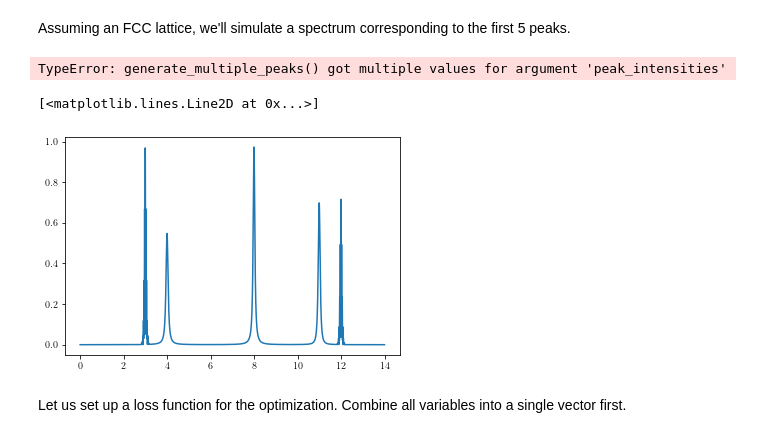
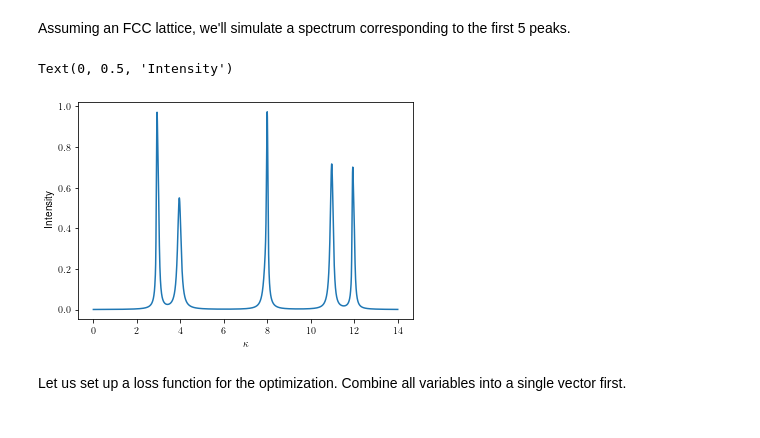
Before and after one commit to balintkaszas/DifFault, a Jupyter notebook: examples/basic_regression.ipynb, the cells around one changed output. Cells and saved outputs as stored; diff of their text form; code cells hidden in the pictures.

```diff
--- a/examples/basic_regression.ipynb
+++ b/examples/basic_regression.ipynb
@@ -101,18 +101,18 @@ true_spectrum = generate_multiple_peaks(single_peak,
                                         m_true,
                                         sigma_true,
                                         rho_true,
-                                        B_true,
                                         Rstar_true,
                                         q_true,
                                         peak_intensities=intensities,
+                                        planar_fault_probability=B_true,
                                        offset=offsets)
-# %% [output]
-TypeError: generate_multiple_peaks() got multiple values for argument 'peak_intensities'
 # %%
 plt.plot(single_peak.positive_diffraction_vectors, true_spectrum)
+plt.xlabel('$\kappa$')
+plt.ylabel('Intensity')
 # %% [output]
-[<matplotlib.lines.Line2D at 0x...>]
+Text(0, 0.5, 'Intensity')
-[figure, old version]
+[figure, new version]
 # %% [markdown]
 Let us set up a loss function for the optimization. Combine all variables into a single vector first.
 # %%
```
Also changed, not shown: parts of 41 cells of this notebook, 8 other files.
